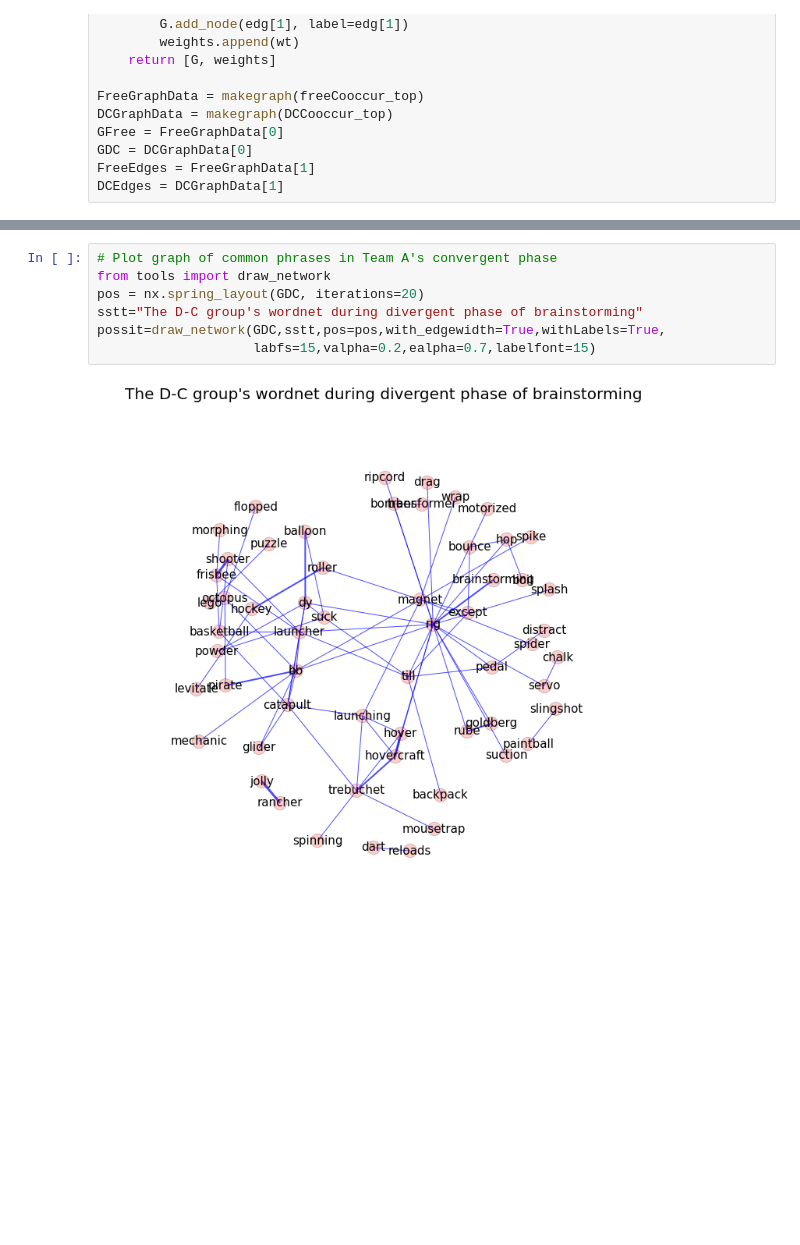
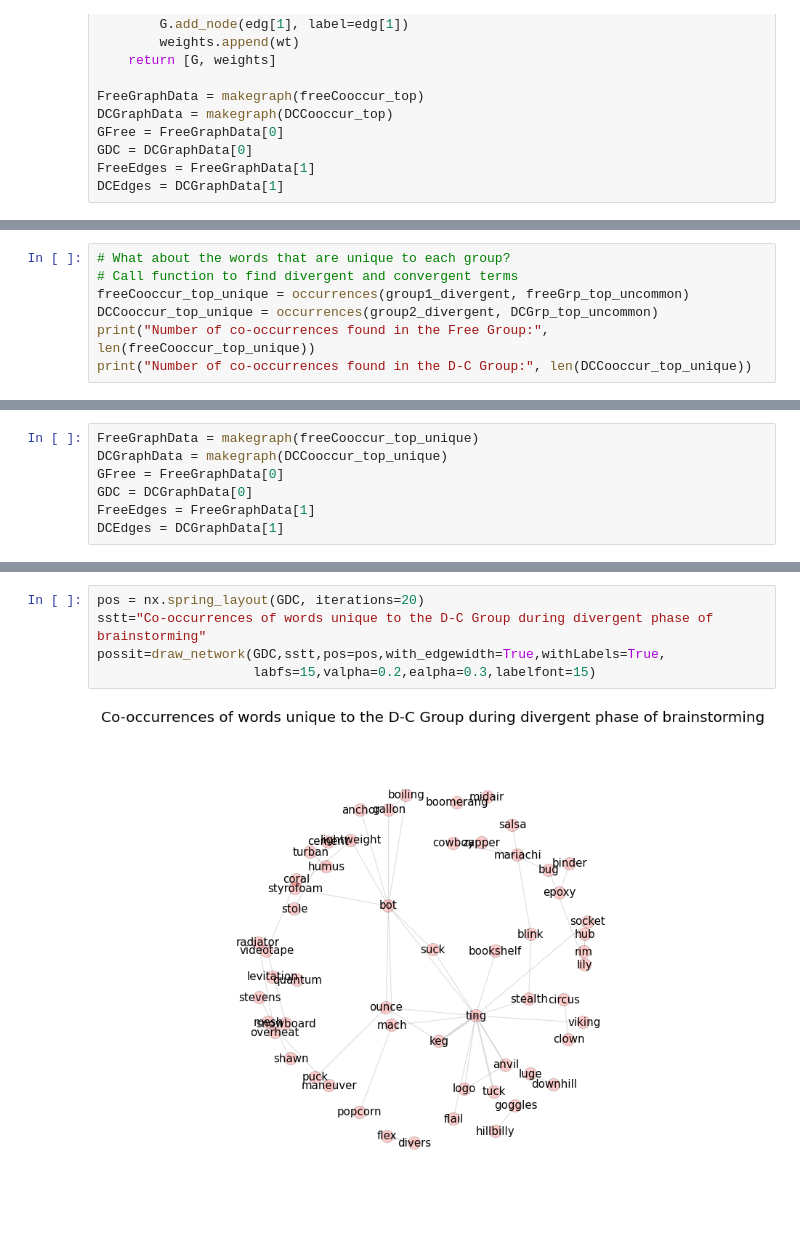
Before and after one commit to senthilchandrasegaran/jupyter-notebooks, a Jupyter notebook: brainstorming-viz/divergence_infocontent.ipynb, the cells around one changed output, grey strips where cells are left out. Drawn from its saved outputs; the diff is of its cells as text; blank space fills up the shorter version.

Commit message:
Analysis for divergent processes complete with markdown explanaions

```diff
--- a/brainstorming-viz/divergence_infocontent.ipynb
+++ b/brainstorming-viz/divergence_infocontent.ipynb
@@ -415,0 +624,7 @@ Community modularity of The Free Group's wordnet during divergent phase of brain
+# %%
+# What about the words that are unique to each group?
+# Call function to find divergent and convergent terms
+freeCooccur_top_unique = occurrences(group1_divergent, freeGrp_top_uncommon)
+DCCooccur_top_unique = occurrences(group2_divergent, DCGrp_top_uncommon)
+print("Number of co-occurrences found in the Free Group:", len(freeCooccur_top_unique))
+print("Number of co-occurrences found in the D-C Group:", len(DCCooccur_top_unique))
@@ -415,0 +634,7 @@ Community modularity of The Free Group's wordnet during divergent phase of brain
+# %%
+FreeGraphData = makegraph(freeCooccur_top_unique)
+DCGraphData = makegraph(DCCooccur_top_unique)
+GFree = FreeGraphData[0]
+GDC = DCGraphData[0]
+FreeEdges = FreeGraphData[1]
+DCEdges = DCGraphData[1]
@@ -416,10 +684,8 @@ Community modularity of The Free Group's wordnet during divergent phase of brain
 # %%
-# Plot graph of common phrases in Team A's convergent phase
-from tools import draw_network
 pos = nx.spring_layout(GDC, iterations=20)
-sstt="The D-C group's wordnet during divergent phase of brainstorming"
+sstt="Co-occurrences of words unique to the D-C Group during divergent phase of brainstorming"
 possit=draw_network(GDC,sstt,pos=pos,with_edgewidth=True,withLabels=True,
-                    labfs=15,valpha=0.2,ealpha=0.7,labelfont=15)
+                    labfs=15,valpha=0.2,ealpha=0.3,labelfont=15)
 # %% [output]
-[figure, old version]
+[figure, new version]
 # %%
```
Also changed, not shown: parts of 32 cells of this notebook, 2 other files.
